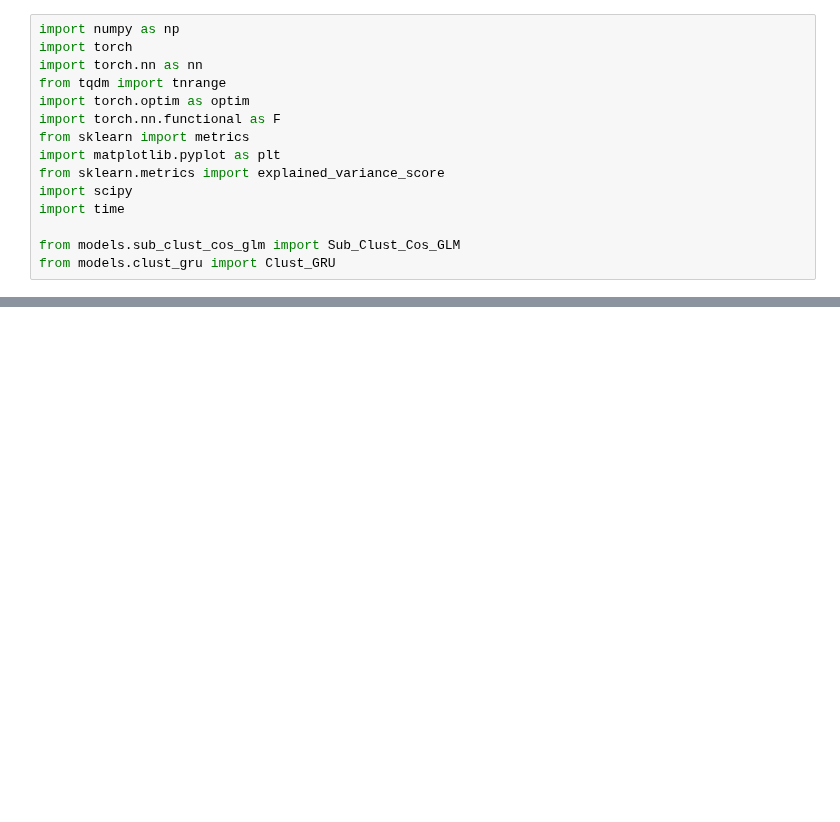
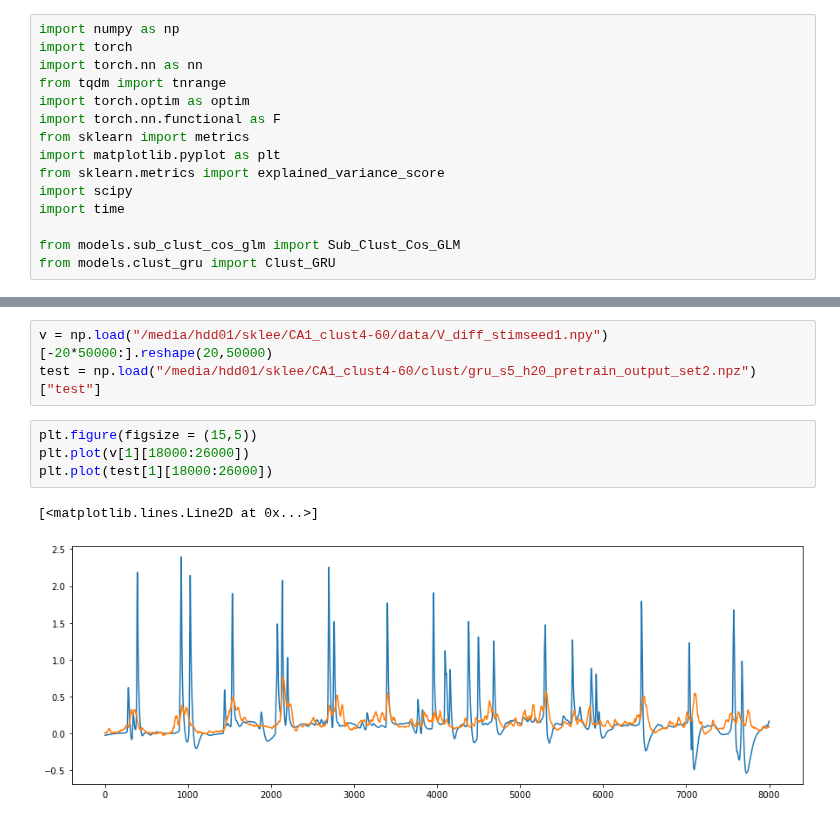
Before and after one commit to yjkimnada/dendrite, a Jupyter notebook: test_clust_models.ipynb, the cells around one changed output, grey strips where cells are left out. Cells and saved outputs as stored; diff of their text form; blank space fills up the shorter version.

```diff
--- a/test_clust_models.ipynb
+++ b/test_clust_models.ipynb
@@ -123,3 +123,13 @@ elif (model_type == "glm"):
         E_scale=E_scale,
             C_syn_e = C_syn_e,
             C_syn_i = C_syn_i)
+# %%
+v = np.load("/media/hdd01/sklee/CA1_clust4-60/data/V_diff_stimseed1.npy")[-20*50000:].reshape(20,50000)
+test = np.load("/media/hdd01/sklee/CA1_clust4-60/clust/gru_s5_h20_pretrain_output_set2.npz")["test"]
+# %%
+plt.figure(figsize = (15,5))
+plt.plot(v[1][18000:26000])
+plt.plot(test[1][18000:26000])
+# %% [output]
+[<matplotlib.lines.Line2D at 0x...>]
+[figure, added]
```
Also changed, not shown: parts of 6 cells of this notebook, 25 other files.
